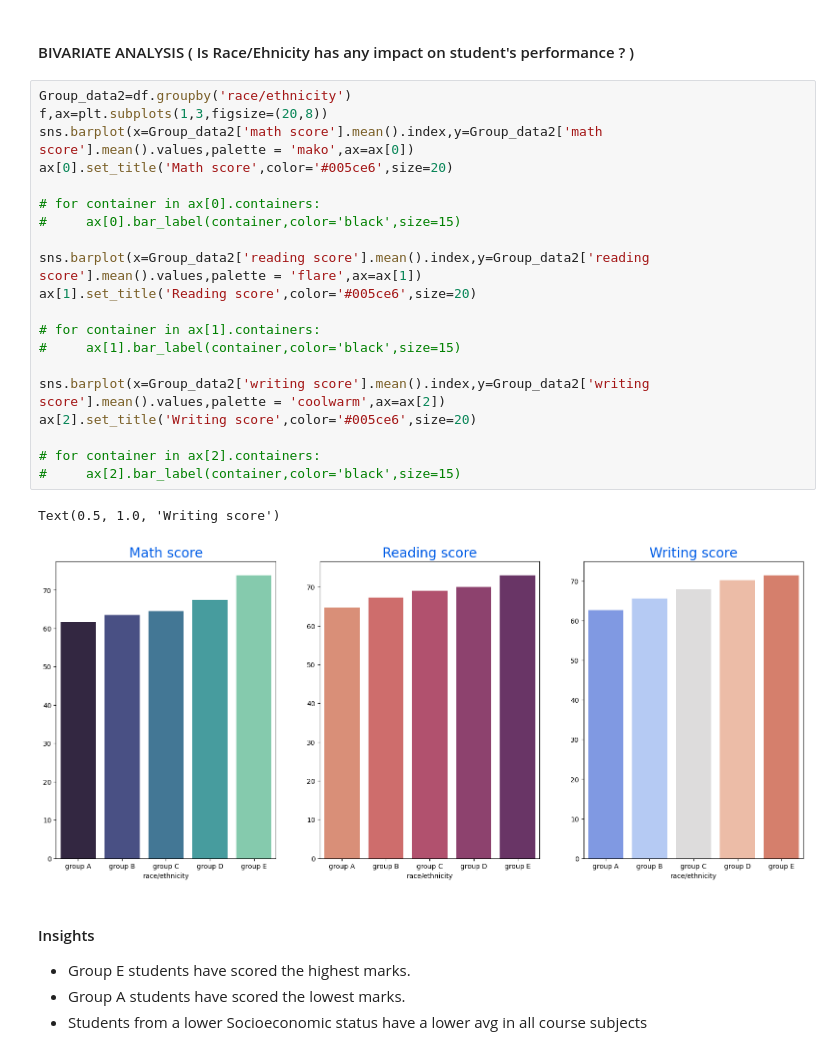
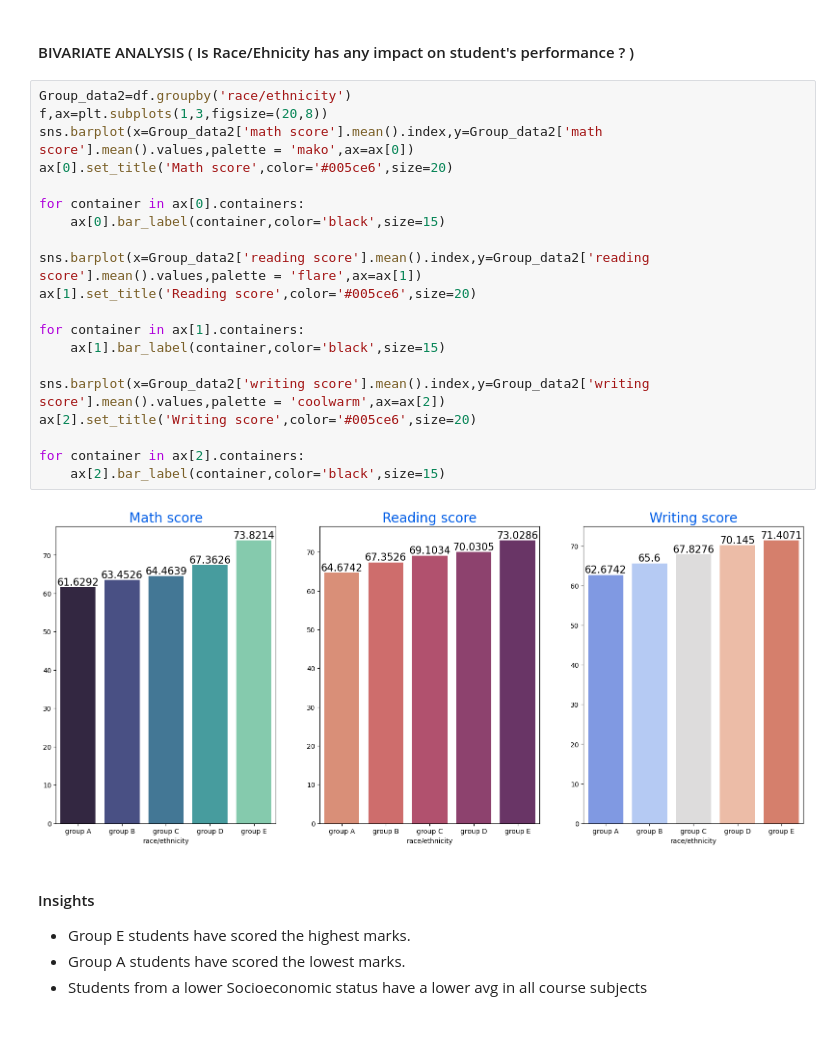
Before and after one commit to matcgoes/mlproject, a Jupyter notebook: notebooks/1 . EDA STUDENT PERFORMANCE .ipynb, the cells around one changed output. Drawn from its saved outputs; the diff is of its cells as text.

```diff
--- a/notebooks/1 . EDA STUDENT PERFORMANCE .ipynb
+++ b/notebooks/1 . EDA STUDENT PERFORMANCE .ipynb
@@ -501,26 +501,25 @@ plt.show()
 # %%
 Group_data2=df.groupby('race/ethnicity')
 f,ax=plt.subplots(1,3,figsize=(20,8))
 sns.barplot(x=Group_data2['math score'].mean().index,y=Group_data2['math score'].mean().values,palette = 'mako',ax=ax[0])
 ax[0].set_title('Math score',color='#005ce6',size=20)
 
-# for container in ax[0].containers:
-#     ax[0].bar_label(container,color='black',size=15)
+for container in ax[0].containers:
+    ax[0].bar_label(container,color='black',size=15)
 
 sns.barplot(x=Group_data2['reading score'].mean().index,y=Group_data2['reading score'].mean().values,palette = 'flare',ax=ax[1])
 ax[1].set_title('Reading score',color='#005ce6',size=20)
 
-# for container in ax[1].containers:
-#     ax[1].bar_label(container,color='black',size=15)
+for container in ax[1].containers:
+    ax[1].bar_label(container,color='black',size=15)
 
 sns.barplot(x=Group_data2['writing score'].mean().index,y=Group_data2['writing score'].mean().values,palette = 'coolwarm',ax=ax[2])
 ax[2].set_title('Writing score',color='#005ce6',size=20)
 
-# for container in ax[2].containers:
-#     ax[2].bar_label(container,color='black',size=15)
+for container in ax[2].containers:
+    ax[2].bar_label(container,color='black',size=15)
 # %% [output]
-Text(0.5, 1.0, 'Writing score')
-[figure, old version]
+[figure, new version]
 # %% [markdown]
 #### Insights
 - Group E students have scored the highest marks.
```
Also changed, not shown: parts of 7 cells of this notebook.
